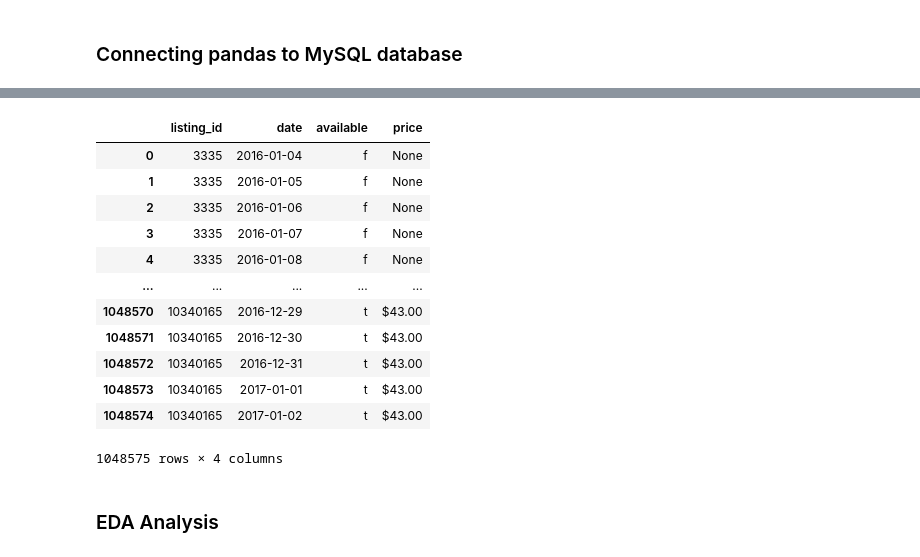
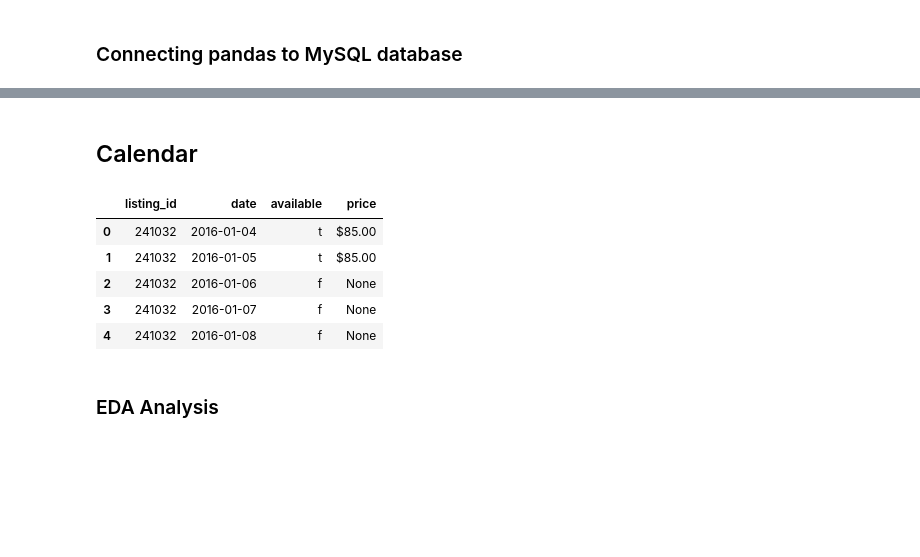
Before and after one commit to ruddysimon/ADS507---Practical-Data-Engineering, a Jupyter notebook: Airbnb_Seattle.ipynb, the cells around one changed output, grey strips where cells are left out. Cells and saved outputs as stored; diff of their text form; code cells hidden in the pictures; blank space fills up the shorter version.

Commit message:
Airbnb_Seattle file added for analyzing

```diff
--- a/Airbnb_Seattle.ipynb
+++ b/Airbnb_Seattle.ipynb
@@ -15,7 +16,7 @@ conn = mysql.connect(host='localhost',
                     port = int(3306),
                     user = 'root',
                     passwd=getpass.getpass('Enter password:'),
-                    db="Airbnb_Seattle")
+                    db="Airbnb_DB")
 
 df = pd.read_sql_query("Show tables ", conn)
 print(df)
@@ -28,20 +29,15 @@ Enter password:········
+# %% [markdown]
+## Calendar
 # %%
 # Sql statement to extract the Calender dataset
 cal_df = pd.read_sql("select * from calendar", conn)
-cal_df
+cal_df.head(5)
 # %% [output]
 |  | listing_id | date | available | price |
-| 0 | 3335 | 2016-01-04 | f | None |
-| 1 | 3335 | 2016-01-05 | f | None |
-| 2 | 3335 | 2016-01-06 | f | None |
-| 3 | 3335 | 2016-01-07 | f | None |
-| 4 | 3335 | 2016-01-08 | f | None |
-| ... | ... | ... | ... | ... |
-| 1048570 | 10340165 | 2016-12-29 | t | $43.00 |
-| 1048571 | 10340165 | 2016-12-30 | t | $43.00 |
-| 1048572 | 10340165 | 2016-12-31 | t | $43.00 |
-| 1048573 | 10340165 | 2017-01-01 | t | $43.00 |
-| 1048574 | 10340165 | 2017-01-02 | t | $43.00 |
+| 0 | 241032 | 2016-01-04 | t | $85.00 |
+| 1 | 241032 | 2016-01-05 | t | $85.00 |
+| 2 | 241032 | 2016-01-06 | f | None |
+| 3 | 241032 | 2016-01-07 | f | None |
+| 4 | 241032 | 2016-01-08 | f | None |
-1048575 rows × 4 columns
 # %% [markdown]
 ### EDA Analysis
```
Also changed, not shown: parts of 15 cells of this notebook.
